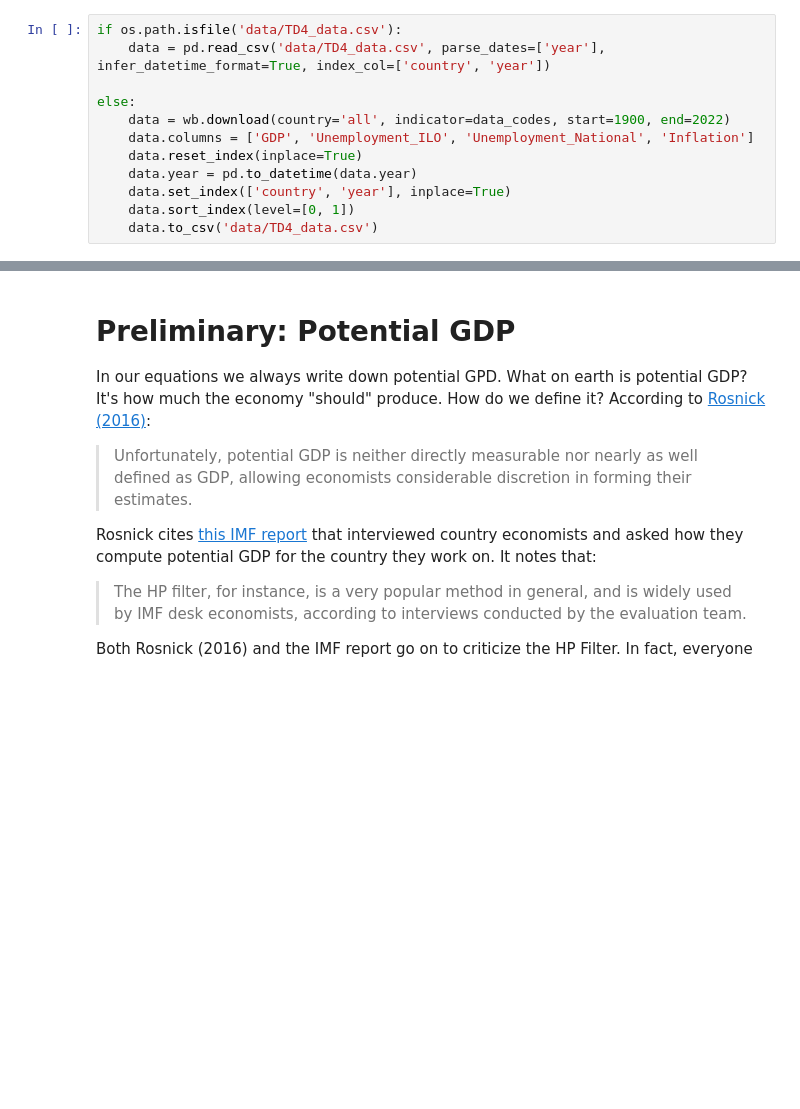
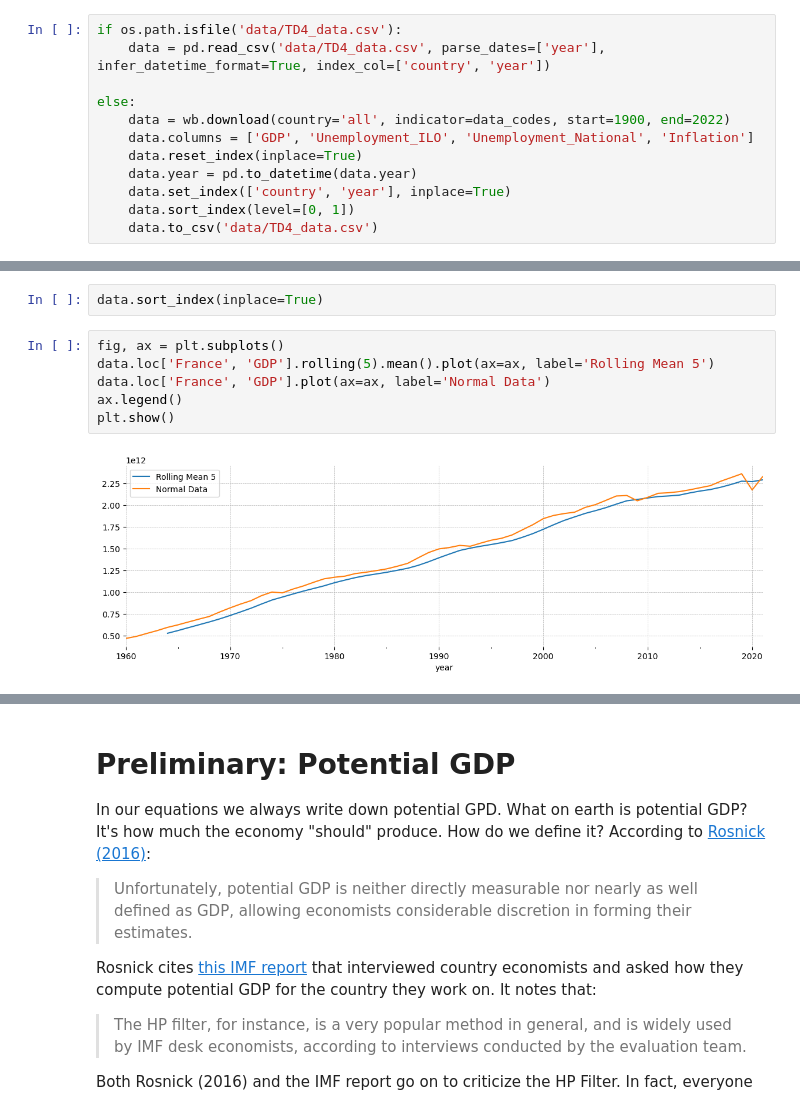
Before and after one commit to jessegrabowski/PSME-Macro, a Jupyter notebook: Lecture 04a - Okun's Law and the Phillip's Curve in Data.ipynb, the cells around one changed output, grey strips where cells are left out. Saved outputs shown, nothing was run; the diff lists cells and outputs as text; blank space fills up the shorter version.

```diff
--- a/Lecture 04a - Okun's Law and the Phillip's Curve in Data.ipynb
+++ b/Lecture 04a - Okun's Law and the Phillip's Curve in Data.ipynb
@@ -53,0 +89,10 @@ else:
+# %%
+data.sort_index(inplace=True)
+# %%
+fig, ax = plt.subplots()
+data.loc['France', 'GDP'].rolling(5).mean().plot(ax=ax, label='Rolling Mean 5')
+data.loc['France', 'GDP'].plot(ax=ax, label='Normal Data')
+ax.legend()
+plt.show()
+# %% [output]
+[figure, added]
```
Also changed, not shown: parts of 19 cells of this notebook, 4 other files.
